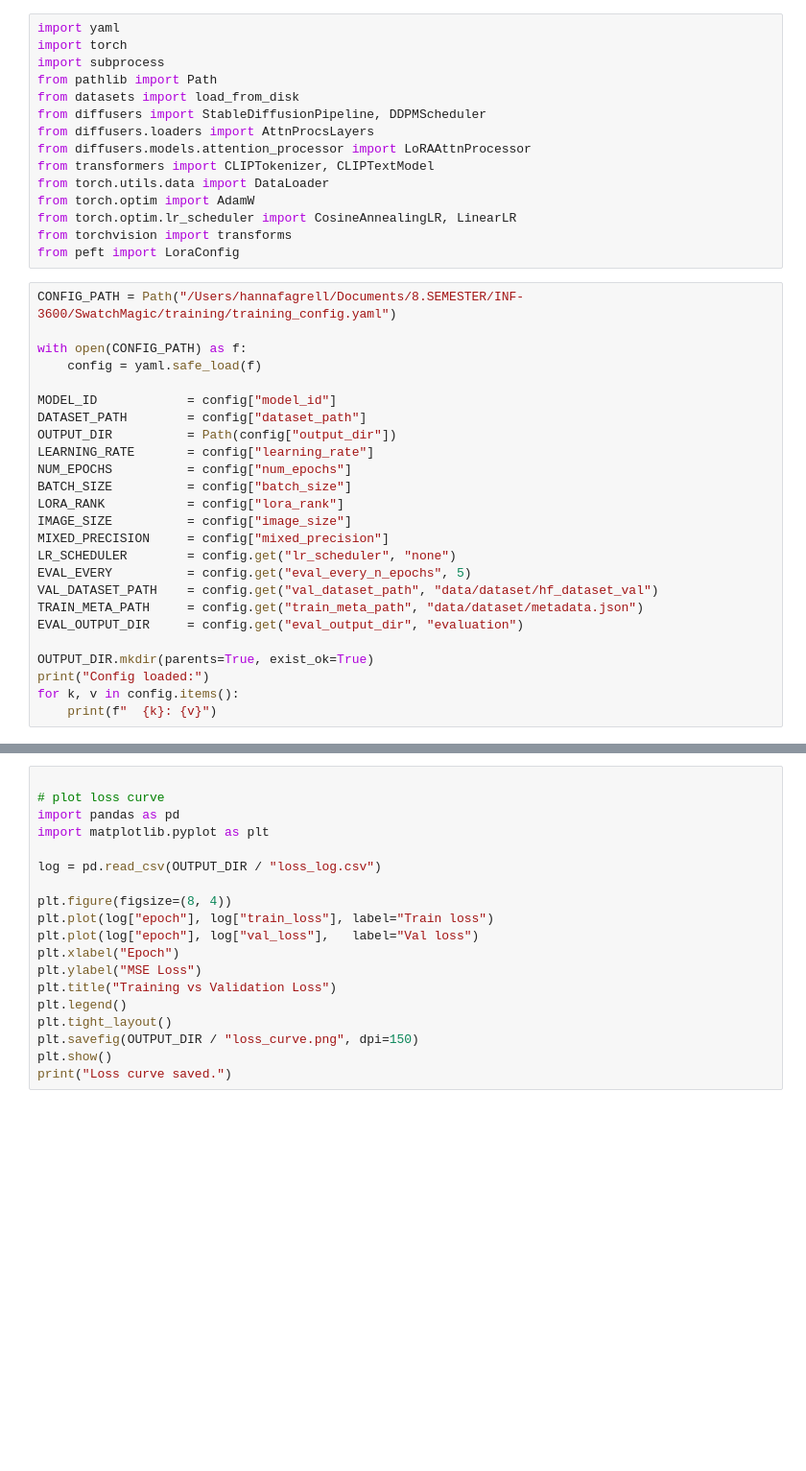
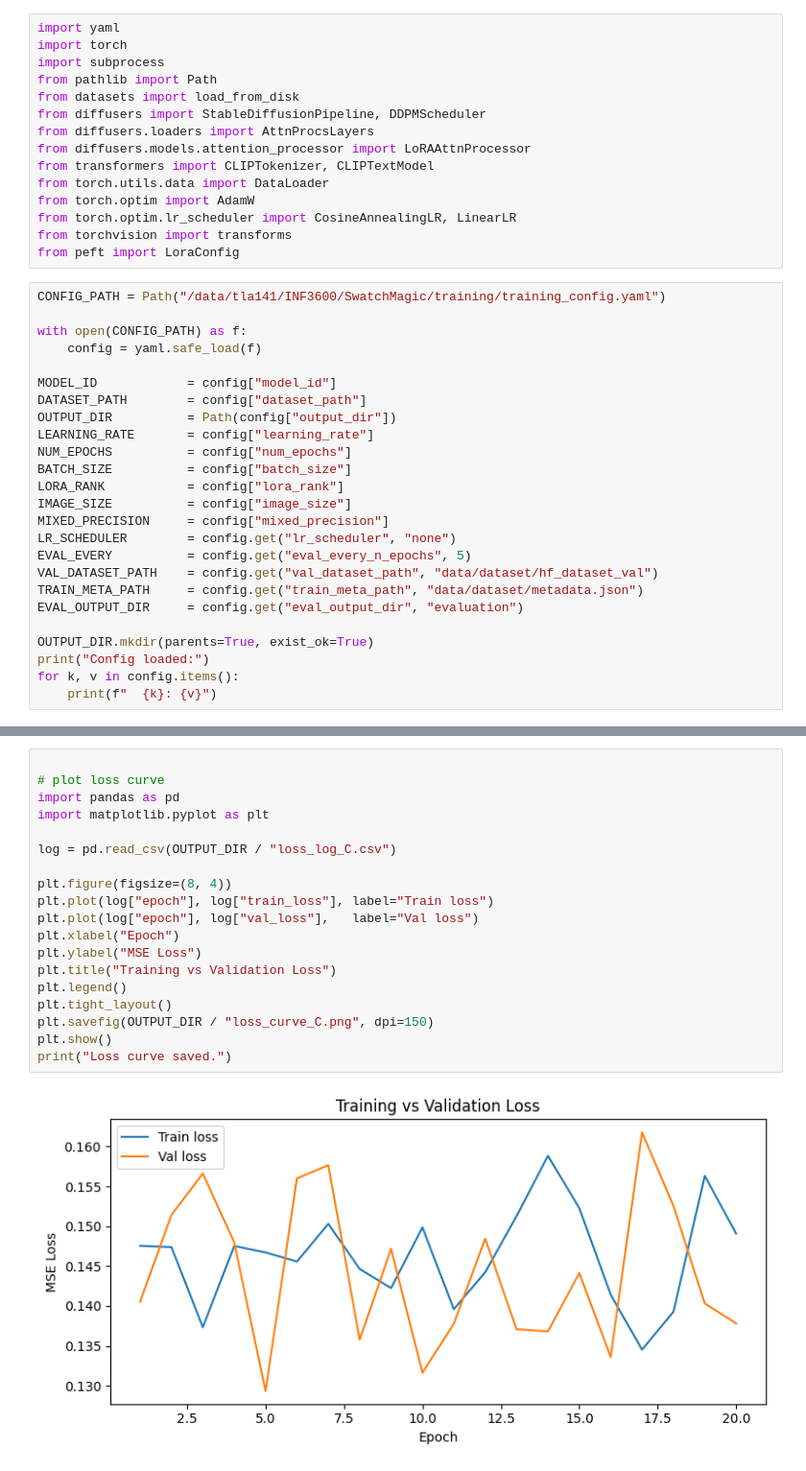
Before and after one commit to HannaKristine00/SwatchMagic, a Jupyter notebook: training/train_lora.ipynb, the cells around one changed output, grey strips where cells are left out. Shown at 96% size. Cells and saved outputs as stored; diff of their text form; blank space fills up the shorter version.

Commit message:
Training complete for run C

```diff
--- a/training/train_lora.ipynb
+++ b/training/train_lora.ipynb
@@ -14,7 +14,7 @@ from torch.optim.lr_scheduler import CosineAnnealingLR, LinearLR
 from torchvision import transforms
 from peft import LoraConfig
 # %%
-CONFIG_PATH = Path("/Users/hannafagrell/Documents/8.SEMESTER/INF-3600/SwatchMagic/training/training_config.yaml")
+CONFIG_PATH = Path("/data/tla141/INF3600/SwatchMagic/training/training_config.yaml")
 
 with open(CONFIG_PATH) as f:
     config = yaml.safe_load(f)
@@ -217,19 +307,21 @@ print(f"Saved to {OUTPUT_DIR}")
 # %%
 
 # plot loss curve
 import pandas as pd
 import matplotlib.pyplot as plt
 
-log = pd.read_csv(OUTPUT_DIR / "loss_log.csv")
+log = pd.read_csv(OUTPUT_DIR / "loss_log_C.csv")
 
 plt.figure(figsize=(8, 4))
 plt.plot(log["epoch"], log["train_loss"], label="Train loss")
 plt.plot(log["epoch"], log["val_loss"],   label="Val loss")
 plt.xlabel("Epoch")
 plt.ylabel("MSE Loss")
 plt.title("Training vs Validation Loss")
 plt.legend()
 plt.tight_layout()
-plt.savefig(OUTPUT_DIR / "loss_curve.png", dpi=150)
+plt.savefig(OUTPUT_DIR / "loss_curve_C.png", dpi=150)
 plt.show()
 print("Loss curve saved.")
+# %% [output]
+[figure, added]
```
Also changed, not shown: parts of 10 cells of this notebook, 51 other files.
